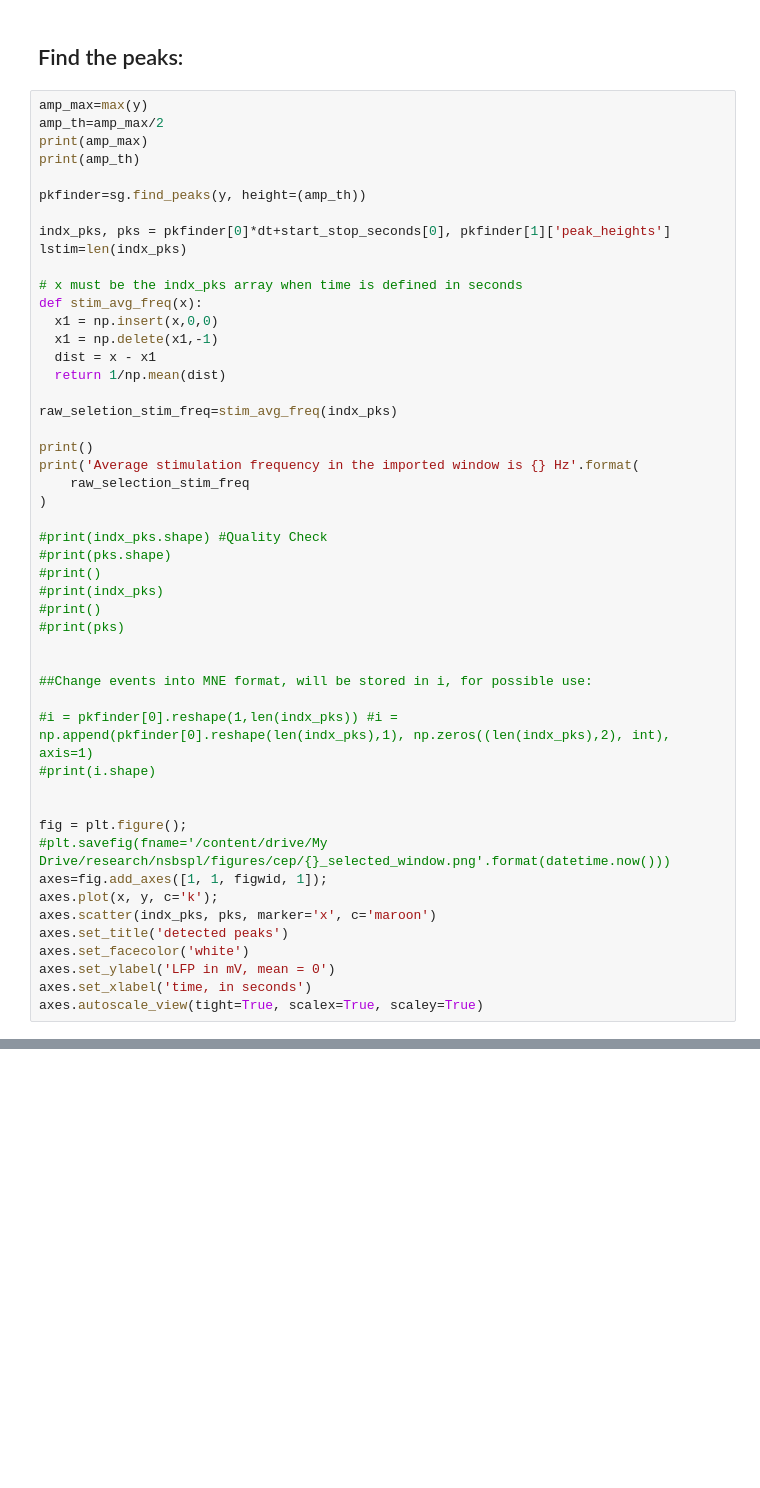
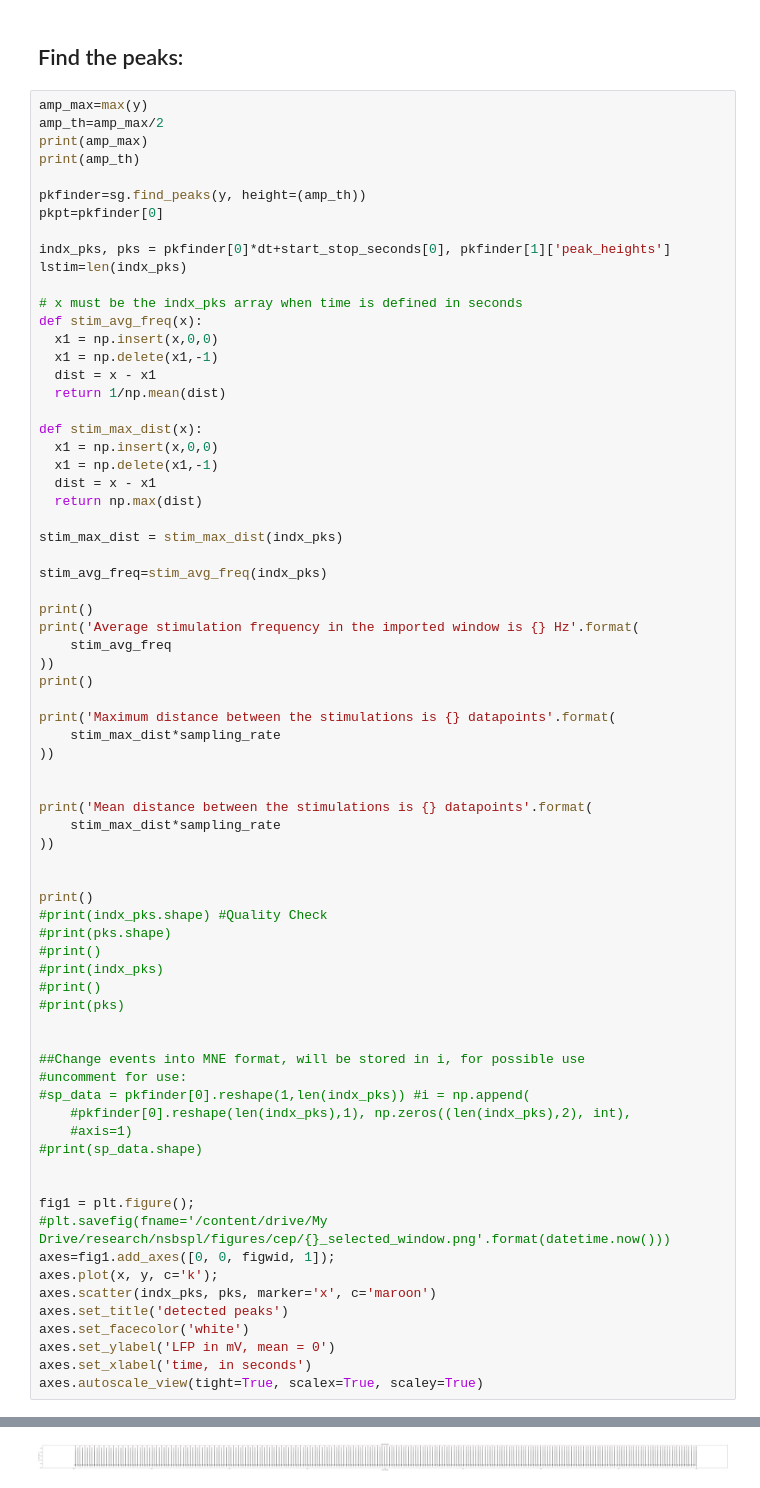
Before and after one commit to tmorshed/dbs_cep, a Jupyter notebook: cep_thesis.ipynb, the cells around one changed output, grey strips where cells are left out. Cells and saved outputs as stored; diff of their text form; blank space fills up the shorter version.

```diff
--- a/cep_thesis.ipynb
+++ b/cep_thesis.ipynb
@@ -133,6 +168,7 @@ print(amp_max)
 print(amp_th)
 
 pkfinder=sg.find_peaks(y, height=(amp_th))
+pkpt=pkfinder[0]
 
 indx_pks, pks = pkfinder[0]*dt+start_stop_seconds[0], pkfinder[1]['peak_heights']
 lstim=len(indx_pks)
@@ -144,13 +180,33 @@ def stim_avg_freq(x):
   dist = x - x1
   return 1/np.mean(dist)
 
-raw_seletion_stim_freq=stim_avg_freq(indx_pks)
+def stim_max_dist(x):
+  x1 = np.insert(x,0,0)
+  x1 = np.delete(x1,-1)
+  dist = x - x1
+  return np.max(dist)
+
+stim_max_dist = stim_max_dist(indx_pks)
+
+stim_avg_freq=stim_avg_freq(indx_pks)
 
 print()
 print('Average stimulation frequency in the imported window is {} Hz'.format(
-    raw_selection_stim_freq
-)
+    stim_avg_freq
+))
+print()
 
+print('Maximum distance between the stimulations is {} datapoints'.format(
+    stim_max_dist*sampling_rate
+))
+
+
+print('Mean distance between the stimulations is {} datapoints'.format(
+    stim_max_dist*sampling_rate
+))
+
+
+print()
 #print(indx_pks.shape) #Quality Check
 #print(pks.shape)
 #print()
@@ -159,15 +215,16 @@ print('Average stimulation frequency in the imported window is {} Hz'.format(
 #print(pks)
 
 
-##Change events into MNE format, will be stored in i, for possible use:
-
-#i = pkfinder[0].reshape(1,len(indx_pks)) #i = np.append(pkfinder[0].reshape(len(indx_pks),1), np.zeros((len(indx_pks),2), int), axis=1)
-#print(i.shape)
+##Change events into MNE format, will be stored in i, for possible use           #uncomment for use:
+#sp_data = pkfinder[0].reshape(1,len(indx_pks)) #i = np.append(
+    #pkfinder[0].reshape(len(indx_pks),1), np.zeros((len(indx_pks),2), int),
+    #axis=1)
+#print(sp_data.shape)
 
 
-fig = plt.figure();
+fig1 = plt.figure();
 #plt.savefig(fname='/content/drive/My Drive/research/nsbspl/figures/cep/{}_selected_window.png'.format(datetime.now()))
-axes=fig.add_axes([1, 1, figwid, 1]);
+axes=fig1.add_axes([0, 0, figwid, 1]);
 axes.plot(x, y, c='k');
 axes.scatter(indx_pks, pks, marker='x', c='maroon')
 axes.set_title('detected peaks')
@@ -175,3 +232,4 @@ axes.set_facecolor('white')
 axes.set_ylabel('LFP in mV, mean = 0')
 axes.set_xlabel('time, in seconds')
 axes.autoscale_view(tight=True, scalex=True, scaley=True)
+# %% [output]
@@ -177,0 +243 @@ axes.autoscale_view(tight=True, scalex=True, scaley=True)
+[figure, added]
```
Also changed, not shown: parts of 15 cells of this notebook.
